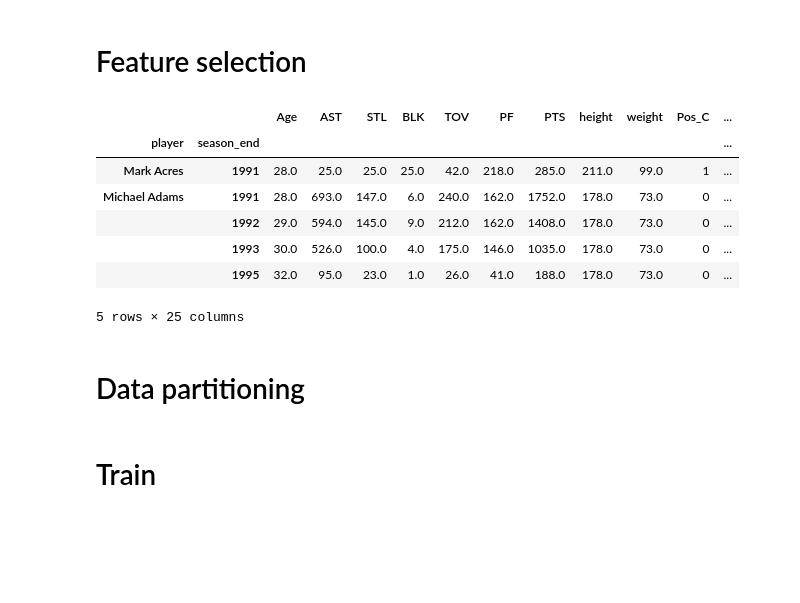
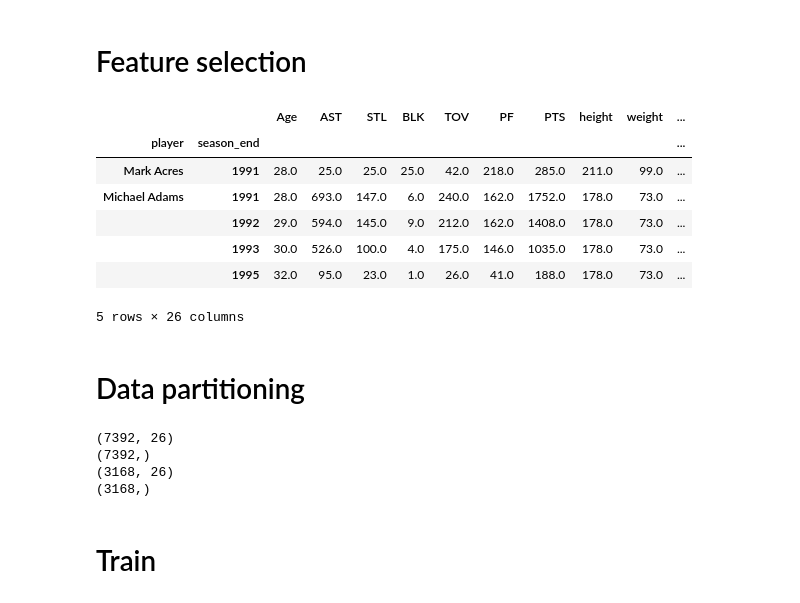
Before and after one commit to dcleung/CIS520-Project, a Jupyter notebook: Notebooks/NBA_Salaries.ipynb, the cells around one changed output. Drawn from its saved outputs; the diff is of its cells as text; code cells hidden in the pictures; blank space fills up the shorter version.

Commit message:
Reorganizes notebook, transforms salary to season salary z score, adds basic regressions

```diff
--- a/Notebooks/NBA_Salaries.ipynb
+++ b/Notebooks/NBA_Salaries.ipynb
@@ -188,0 +174,7 @@ In this section, we want to examine
+# %%
+features_body_stats_df = clean_body_stats_df
+# %%
+features_salaries_df = clean_salaries_df
+features_salaries_df['season_salary_z'] = features_salaries_df.groupby('season_end')['salary'].transform(stats.zscore)
+features_salaries_df['next_season_salary_z'] = features_salaries_df.groupby('player')['season_salary_z'].shift(-1)
+features_salaries_df = features_salaries_df.dropna(subset=['next_season_salary_z'])
@@ -188,0 +183,5 @@ In this section, we want to examine
+# %%
+features_df = features_seasons_stats_df.merge(features_body_stats_df, how='inner', on='Player')
+features_df = features_df.merge(features_salaries_df, how='inner', left_on=['Player', 'Year'], right_on=['player', 'season_end'])
+features_df = features_df.drop(['Year', 'Player'], 'columns').set_index(['player', 'season_end'])
+features_df.head()
@@ -190,23 +198,23 @@ In this section, we want to examine
 # Feature selection
 # %%
 # [G, GS, MP, PER, TS%, 3PAr, FTr, ORB%, DRB%, TRB%, AST%, STL%, BLK%, TOV%, USG%, blanl, OWS, DWS, WS, WS/48, blank2, OBPM, DBPM, BPM, VORP, FG, FGA, FG%, 3P, 3PA, 3P%, 2P, 2PA, 2P%, eFG%, FT, FTA, FT%, ORB, DRB, TRB, AST, STL, BLK, TOV, PF, PTS]
-features = ["Pos", "Age", "AST", "STL", "BLK", "TOV", "PF", "PTS", "height", "weight"]
+features = ["Pos", "Age", "AST", "STL", "BLK", "TOV", "PF", "PTS", "height", "weight", "season_salary_z"]
 # %%
 X_df = features_df[features]
-y_df = features_df["next_year_salary"]
+y_df = features_df["next_season_salary_z"]
 X_df = pd.concat([X_df,pd.get_dummies(X_df['Pos'], prefix='Pos')],axis=1)
 X_df = X_df.drop(['Pos'], axis=1)
 X_df.head()
 #list(X_df.columns.values)
 # %% [output]
-|  |  | Age | AST | STL | BLK | TOV | PF | PTS | height | weight | Pos_C | ... |
-| player | season_end |  |  |  |  |  |  |  |  |  |  | ... |
-| Mark Acres | 1991 | 28.0 | 25.0 | 25.0 | 25.0 | 42.0 | 218.0 | 285.0 | 211.0 | 99.0 | 1 | ... |
-| Michael Adams | 1991 | 28.0 | 693.0 | 147.0 | 6.0 | 240.0 | 162.0 | 1752.0 | 178.0 | 73.0 | 0 | ... |
-|  | 1992 | 29.0 | 594.0 | 145.0 | 9.0 | 212.0 | 162.0 | 1408.0 | 178.0 | 73.0 | 0 | ... |
-|  | 1993 | 30.0 | 526.0 | 100.0 | 4.0 | 175.0 | 146.0 | 1035.0 | 178.0 | 73.0 | 0 | ... |
-|  | 1995 | 32.0 | 95.0 | 23.0 | 1.0 | 26.0 | 41.0 | 188.0 | 178.0 | 73.0 | 0 | ... |
+|  |  | Age | AST | STL | BLK | TOV | PF | PTS | height | weight | ... |
+| player | season_end |  |  |  |  |  |  |  |  |  | ... |
+| Mark Acres | 1991 | 28.0 | 25.0 | 25.0 | 25.0 | 42.0 | 218.0 | 285.0 | 211.0 | 99.0 | ... |
+| Michael Adams | 1991 | 28.0 | 693.0 | 147.0 | 6.0 | 240.0 | 162.0 | 1752.0 | 178.0 | 73.0 | ... |
+|  | 1992 | 29.0 | 594.0 | 145.0 | 9.0 | 212.0 | 162.0 | 1408.0 | 178.0 | 73.0 | ... |
+|  | 1993 | 30.0 | 526.0 | 100.0 | 4.0 | 175.0 | 146.0 | 1035.0 | 178.0 | 73.0 | ... |
+|  | 1995 | 32.0 | 95.0 | 23.0 | 1.0 | 26.0 | 41.0 | 188.0 | 178.0 | 73.0 | ... |
-5 rows × 25 columns
+5 rows × 26 columns
 # %% [markdown]
 # Data partitioning
 # %%
@@ -215,5 +223,14 @@ from sklearn.model_selection import train_test_split
 X = X_df.values
 y = y_df.values
 X_train, X_test, y_train, y_test = train_test_split(X, y, test_size=0.3, random_state=42)
+print(X_train.shape)
+print(y_train.shape)
+print(X_test.shape)
+print(y_test.shape)
+# %% [output]
+(7392, 26)
+(7392,)
+(3168, 26)
+(3168,)
 # %% [markdown]
 # Train
```
Also changed, not shown: parts of 21 cells of this notebook.
